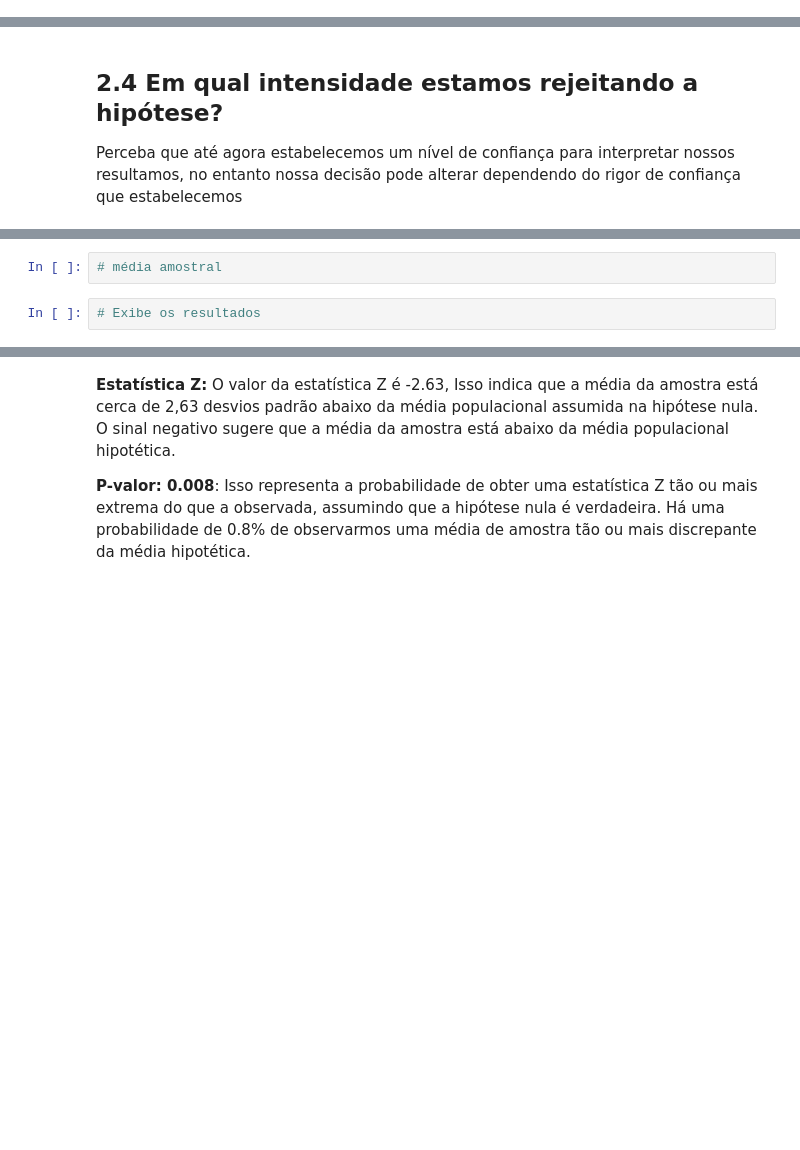
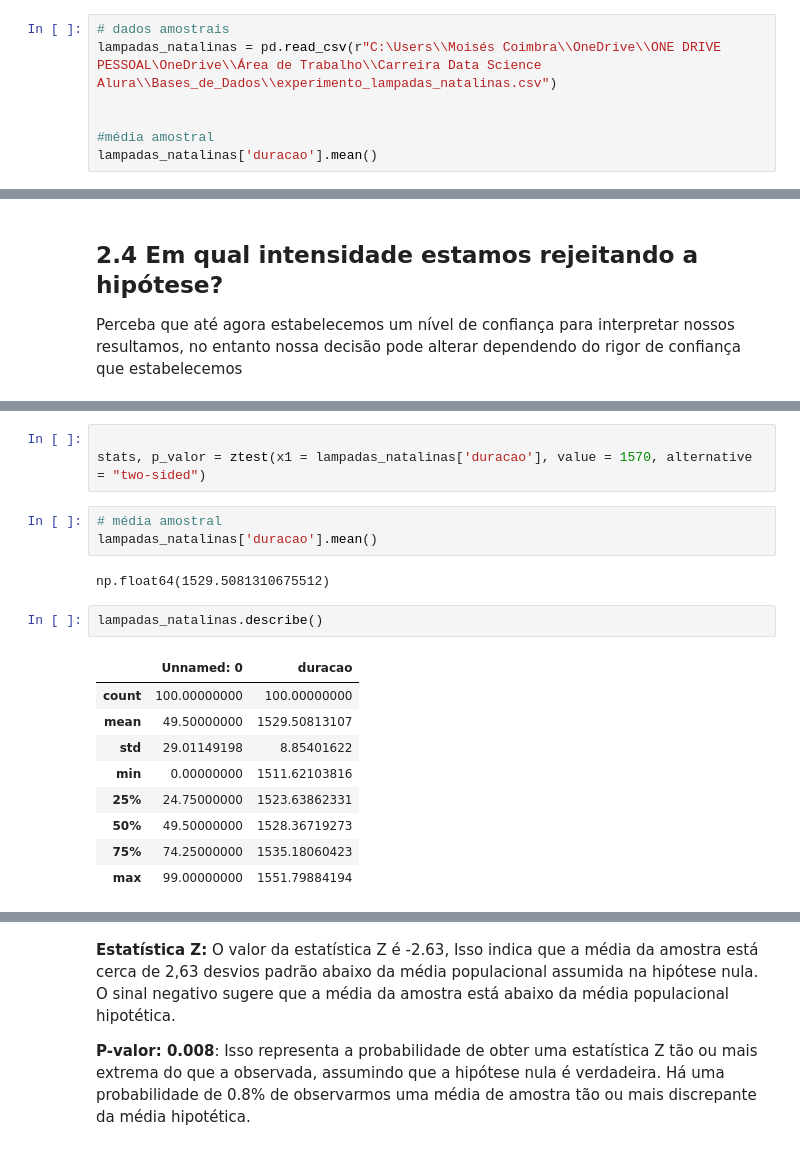
Before and after one commit to MoisesCoimbraQN/Carreira-Alura-Data-Science, a Jupyter notebook: Data_Science_Testes_de_Hipoteses_com_Data_Science.ipynb, the cells around one changed output, grey strips where cells are left out. Drawn from its saved outputs; the diff is of its cells as text; blank space fills up the shorter version.

```diff
--- a/Data_Science_Testes_de_Hipoteses_com_Data_Science.ipynb
+++ b/Data_Science_Testes_de_Hipoteses_com_Data_Science.ipynb
@@ -454,0 +484,7 @@ Para essa regra, podemos levar em consideração uma conceito que já vimos aqui
+# %%
+# dados amostrais
+lampadas_natalinas = pd.read_csv(r"C:\Users\\Moisés Coimbra\\OneDrive\\ONE DRIVE PESSOAL\OneDrive\\Área de Trabalho\\Carreira Data Science Alura\\Bases_de_Dados\\experimento_lampadas_natalinas.csv")
+
+
+#média amostral
+lampadas_natalinas['duracao'].mean()
@@ -484,4 +545,20 @@ Perceba que até agora estabelecemos um nível de confiança para interpretar no
+# %%
+
+stats, p_valor = ztest(x1 = lampadas_natalinas['duracao'], value = 1570, alternative = "two-sided")
 # %%
 # média amostral
+lampadas_natalinas['duracao'].mean()
+# %% [output]
+np.float64(1529.5081310675512)
-# %%
-# Exibe os resultados
+# %%
+lampadas_natalinas.describe()
+# %% [output]
+|  | Unnamed: 0 | duracao |
+| count | 100.00000000 | 100.00000000 |
+| mean | 49.50000000 | 1529.50813107 |
+| std | 29.01149198 | 8.85401622 |
+| min | 0.00000000 | 1511.62103816 |
+| 25% | 24.75000000 | 1523.63862331 |
+| 50% | 49.50000000 | 1528.36719273 |
+| 75% | 74.25000000 | 1535.18060423 |
+| max | 99.00000000 | 1551.79884194 |
```
Also changed, not shown: parts of 38 cells of this notebook.
